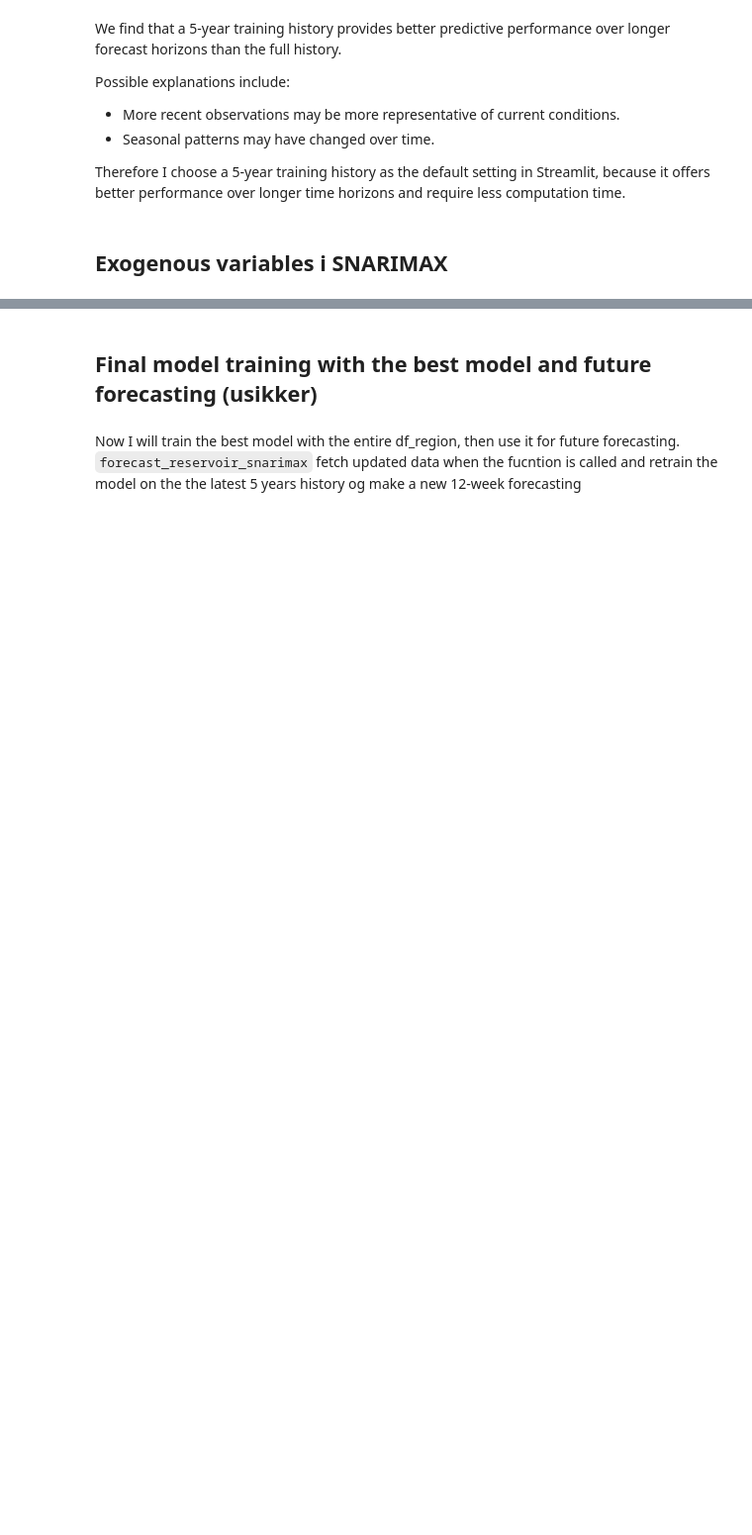
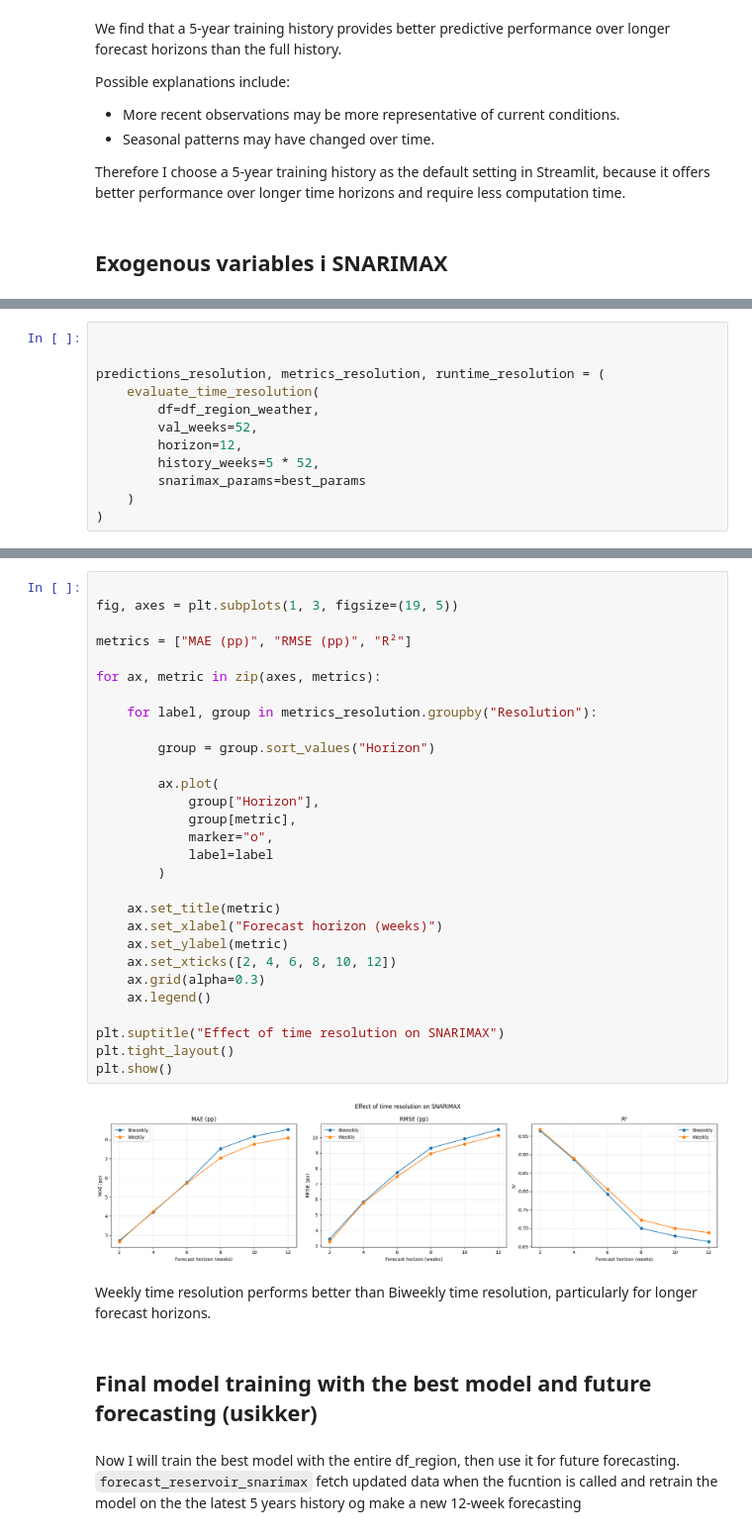
Before and after one commit to phkhle/IND320, a Jupyter notebook: jupyter_notebooks/assignment4.ipynb, the cells around one changed output, grey strips where cells are left out. Shown at 99% size. Cells and saved outputs as stored; diff of their text form; blank space fills up the shorter version.

```diff
--- a/jupyter_notebooks/assignment4.ipynb
+++ b/jupyter_notebooks/assignment4.ipynb
@@ -562,0 +895,12 @@ Therefore I choose  a 5-year training history as the default setting in Streamli
+# %%
+
+
+predictions_resolution, metrics_resolution, runtime_resolution = (
+    evaluate_time_resolution(
+        df=df_region_weather,
+        val_weeks=52,
+        horizon=12,
+        history_weeks=5 * 52,
+        snarimax_params=best_params
+    )
+)
@@ -563,3 +925,36 @@ Therefore I choose  a 5-year training history as the default setting in Streamli
+# %%
+
+fig, axes = plt.subplots(1, 3, figsize=(19, 5))
+
+metrics = ["MAE (pp)", "RMSE (pp)", "R²"]
+
+for ax, metric in zip(axes, metrics):
+
+    for label, group in metrics_resolution.groupby("Resolution"):
+
+        group = group.sort_values("Horizon")
+
+        ax.plot(
+            group["Horizon"],
+            group[metric],
+            marker="o",
+            label=label
+        )
+
+    ax.set_title(metric)
+    ax.set_xlabel("Forecast horizon (weeks)")
+    ax.set_ylabel(metric)
+    ax.set_xticks([2, 4, 6, 8, 10, 12])
+    ax.grid(alpha=0.3)
+    ax.legend()
+
+plt.suptitle("Effect of time resolution on SNARIMAX")
+plt.tight_layout()
+plt.show()
+# %% [output]
+[figure, added]
+# %% [markdown]
+Weekly time resolution performs better than Biweekly time resolution, particularly for longer forecast horizons.
 # %% [markdown]
 ## Final model training with the best model and future forecasting (usikker)
 # %% [markdown]
```
Also changed, not shown: parts of 30 cells of this notebook, 10 other files.
